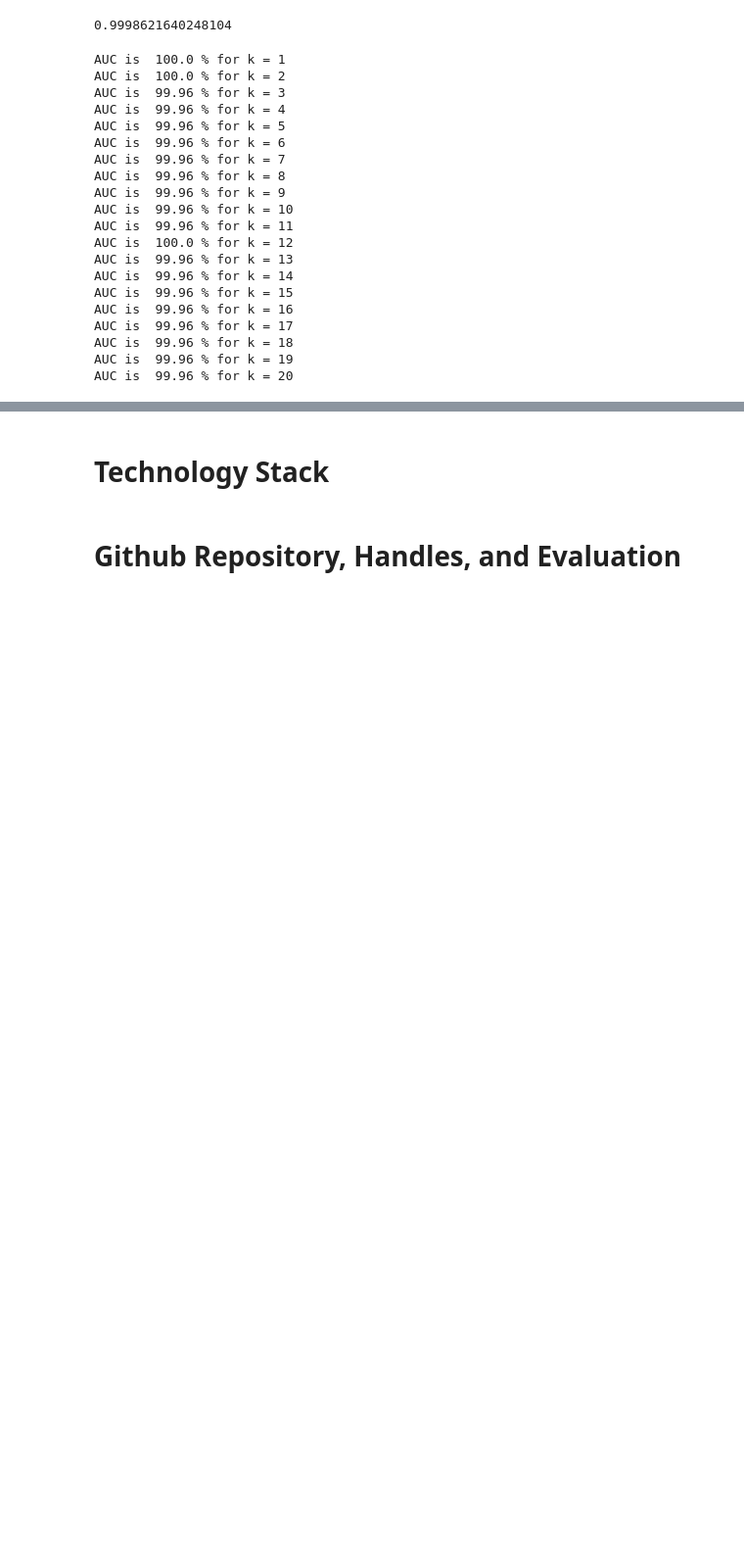
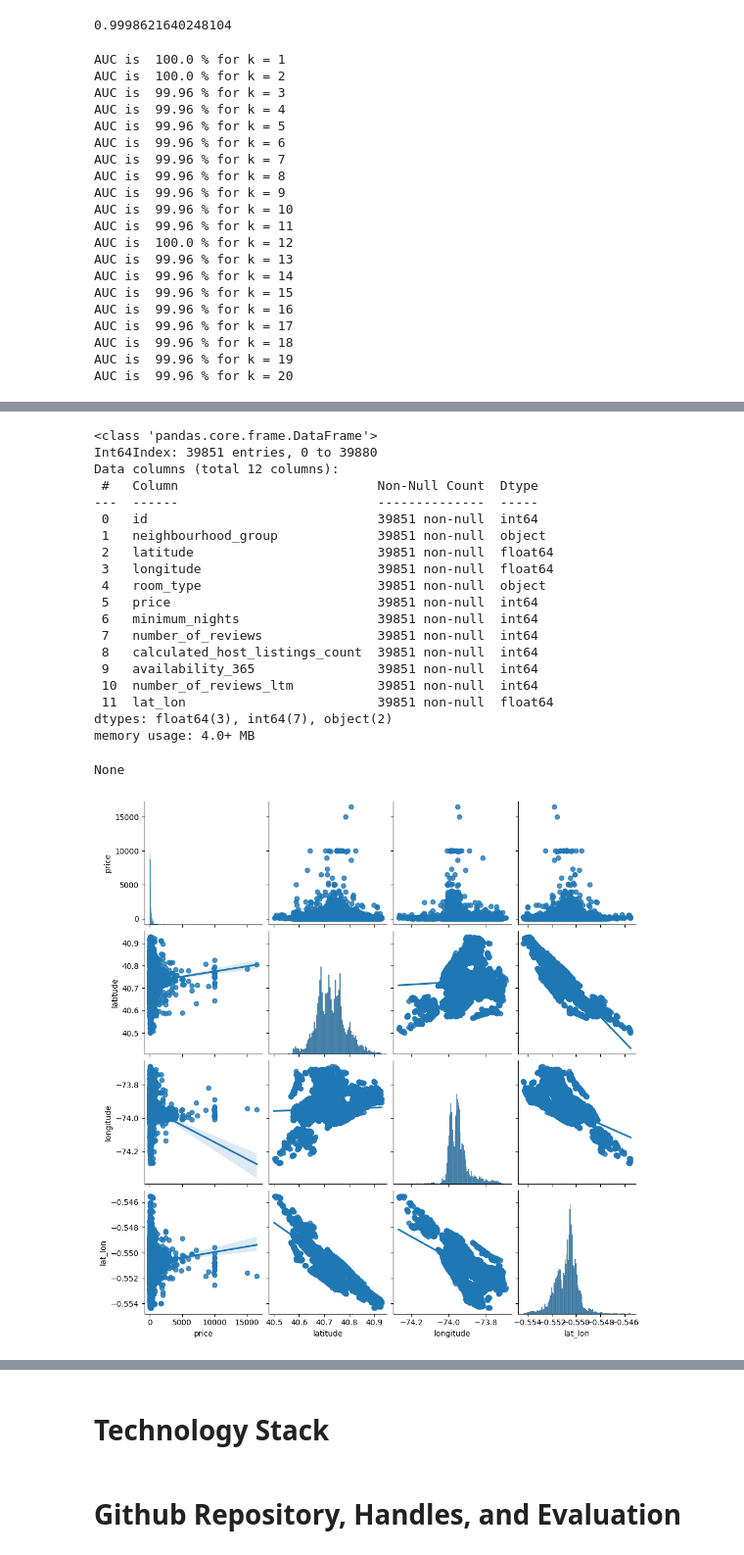
Before and after one commit to Naren1610/IST5520GrpProj, a Jupyter notebook: Milestone3_v4.ipynb, the cells around one changed output, grey strips where cells are left out. Shown at 98% size. Saved outputs shown, nothing was run; the diff lists cells and outputs as text; code cells hidden in the pictures; blank space fills up the shorter version.

```diff
--- a/Milestone3_v4.ipynb
+++ b/Milestone3_v4.ipynb
@@ -1486,0 +1500,4 @@ AUC is  99.96 % for k = 20
+# %%
+csv_URL = "http://data.insideairbnb.com/united-states/ny/new-york-city/2022-09-07/visualisations/listings.csv"
+df= pd.read_csv(csv_URL)
+df.info()
@@ -1486,0 +1522,30 @@ AUC is  99.96 % for k = 20
+# %%
+# remove deemed to be less than useful
+df['lat_lon']= df['latitude']/df['longitude']
+df = df.drop(['license', 'reviews_per_month','last_review', 'name', 'host_id','neighbourhood', 'host_name'],axis = 1)
+df = df.loc[(df['price']> 0)]# Remove all zero values from the price
+display(df.info())
+sb.pairplot(df[['price','latitude','longitude','lat_lon']], kind="reg")
+plt.show()
+# %% [output]
+<class 'pandas.core.frame.DataFrame'>
+Int64Index: 39851 entries, 0 to 39880
+Data columns (total 12 columns):
+ #   Column                          Non-Null Count  Dtype
+---  ------                          --------------  -----
+ 0   id                              39851 non-null  int64
+ 1   neighbourhood_group             39851 non-null  object
+ 2   latitude                        39851 non-null  float64
+ 3   longitude                       39851 non-null  float64
+ 4   room_type                       39851 non-null  object
+ 5   price                           39851 non-null  int64
+ 6   minimum_nights                  39851 non-null  int64
+ 7   number_of_reviews               39851 non-null  int64
+ 8   calculated_host_listings_count  39851 non-null  int64
+ 9   availability_365                39851 non-null  int64
+ 10  number_of_reviews_ltm           39851 non-null  int64
+ 11  lat_lon                         39851 non-null  float64
+dtypes: float64(3), int64(7), object(2)
+memory usage: 4.0+ MB
+None
+[figure, added]
```
Also changed, not shown: parts of 23 cells of this notebook.
